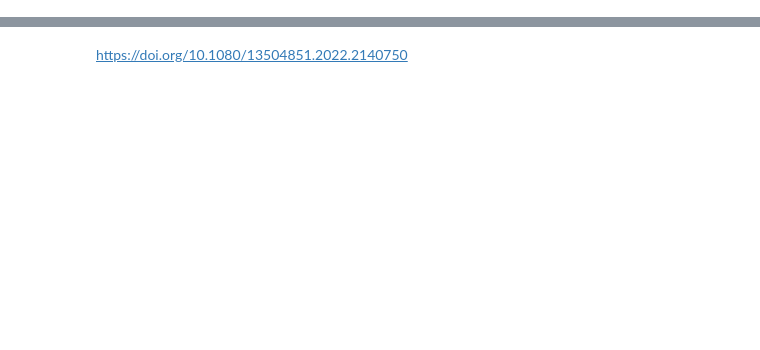
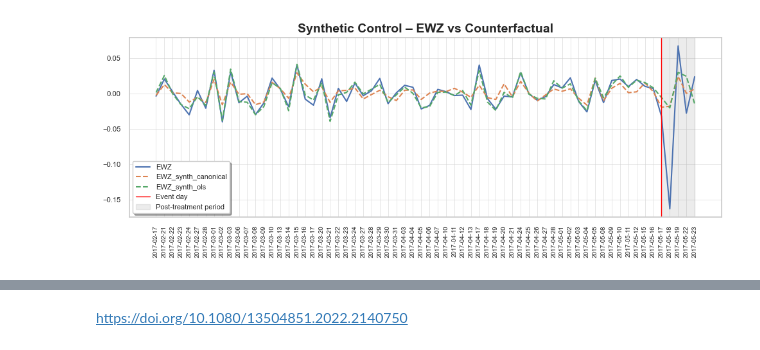
Before and after one commit to rdemarqui/causal_impact_on_ewz, a Jupyter notebook: ewz_analisys.ipynb, the cells around one changed output, grey strips where cells are left out. Saved outputs shown, nothing was run; the diff lists cells and outputs as text; code cells hidden in the pictures; blank space fills up the shorter version.

```diff
--- a/ewz_analisys.ipynb
+++ b/ewz_analisys.ipynb
@@ -7,0 +109,21 @@ import statsmodels.api as sm
+# %%
+# Plot treated and counterfactual
+plt.rcParams["grid.color"] = "lightgray"
+plt.rcParams["grid.linewidth"] = 0.4
+plt.figure(figsize=(10, 4))
+
+plt.plot(df_norm.index, treated, label='EWZ')
+plt.plot(df_norm.index, EWZ_synth_canon, linestyle="--", label='EWZ_synth_canonical')
+plt.plot(df_norm.index, EWZ_synth_ols, linestyle="--", label='EWZ_synth_ols')
+
+plt.axvline(t0, color="red", linewidth=1, label="Event day")
+plt.axvspan(treatment_date, df_norm.index[-1], color="gray", alpha=0.15, label="Post-treatment period")
+
+plt.xticks(rotation=90, fontsize=7)
+plt.yticks(fontsize=8)
+plt.title("Synthetic Control – EWZ vs Counterfactual", fontsize=14, fontweight="bold")
+plt.legend(frameon=True, fancybox=True, shadow=True, fontsize=8)
+plt.tight_layout()
+plt.show()
+# %% [output]
+[figure, added]
```
Also changed, not shown: parts of 59 cells of this notebook, 5 other files.
